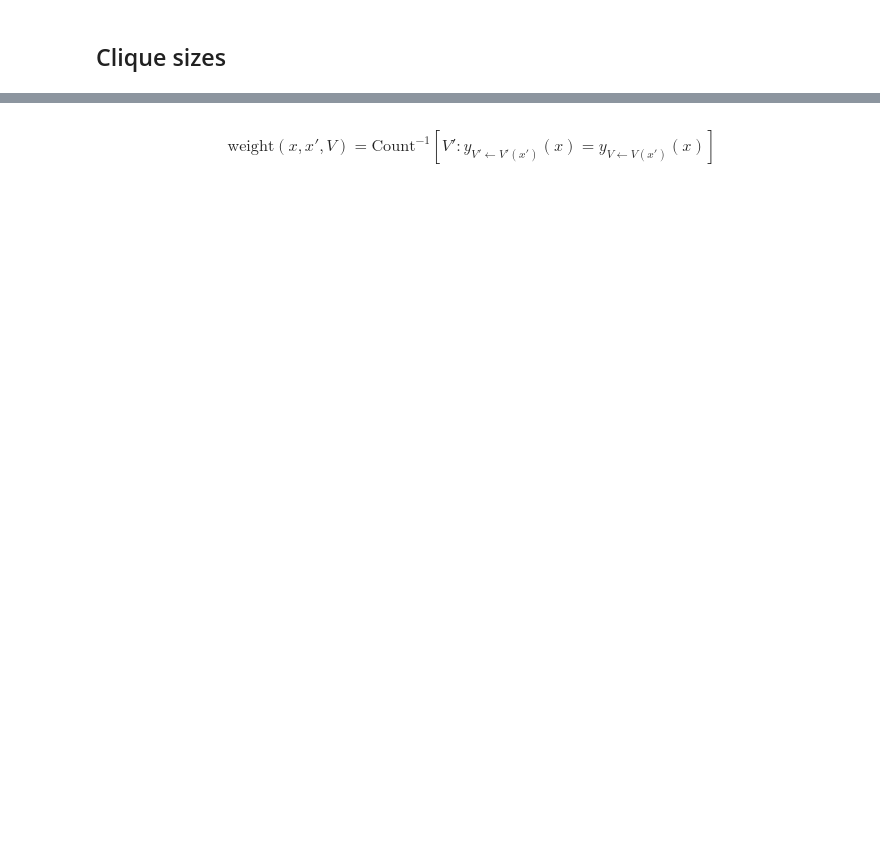
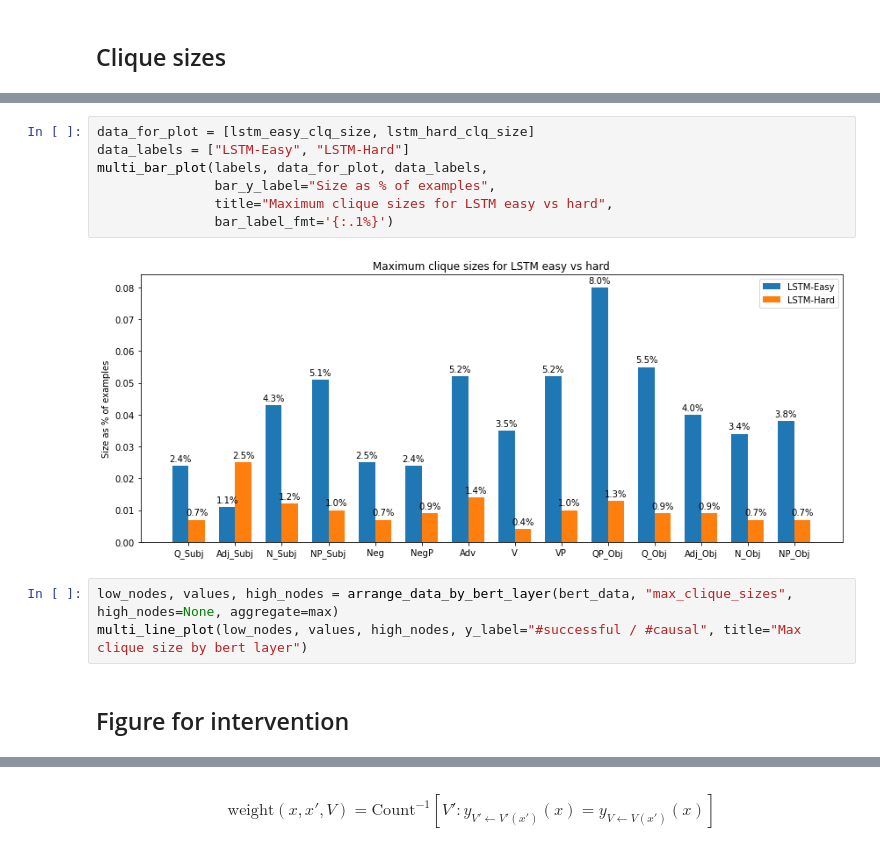
Before and after one commit to atticusg/Interchange, a Jupyter notebook: interchange_analysis.ipynb, the cells around one changed output, grey strips where cells are left out. Cells and saved outputs as stored; diff of their text form; blank space fills up the shorter version.

```diff
--- a/interchange_analysis.ipynb
+++ b/interchange_analysis.ipynb
@@ -465,3 +490,17 @@ multi_bar_plot(labels, data_for_plot, data_labels,
+# %%
+data_for_plot = [lstm_easy_clq_size, lstm_hard_clq_size]
+data_labels = ["LSTM-Easy", "LSTM-Hard"]
+multi_bar_plot(labels, data_for_plot, data_labels,
+               bar_y_label="Size as % of examples",
+               title="Maximum clique sizes for LSTM easy vs hard",
+               bar_label_fmt='{:.1%}')
+# %% [output]
+[figure, added]
+# %%
+low_nodes, values, high_nodes = arrange_data_by_bert_layer(bert_data, "max_clique_sizes", high_nodes=None, aggregate=max)
+multi_line_plot(low_nodes, values, high_nodes, y_label="#successful / #causal", title="Max clique size by bert layer")
+# %% [markdown]
+## Figure for intervention
 # %% [markdown]
 <img src="figures/intervention.png">
 # %% [markdown]
```
Also changed, not shown: parts of 18 cells of this notebook, 4 other files.
